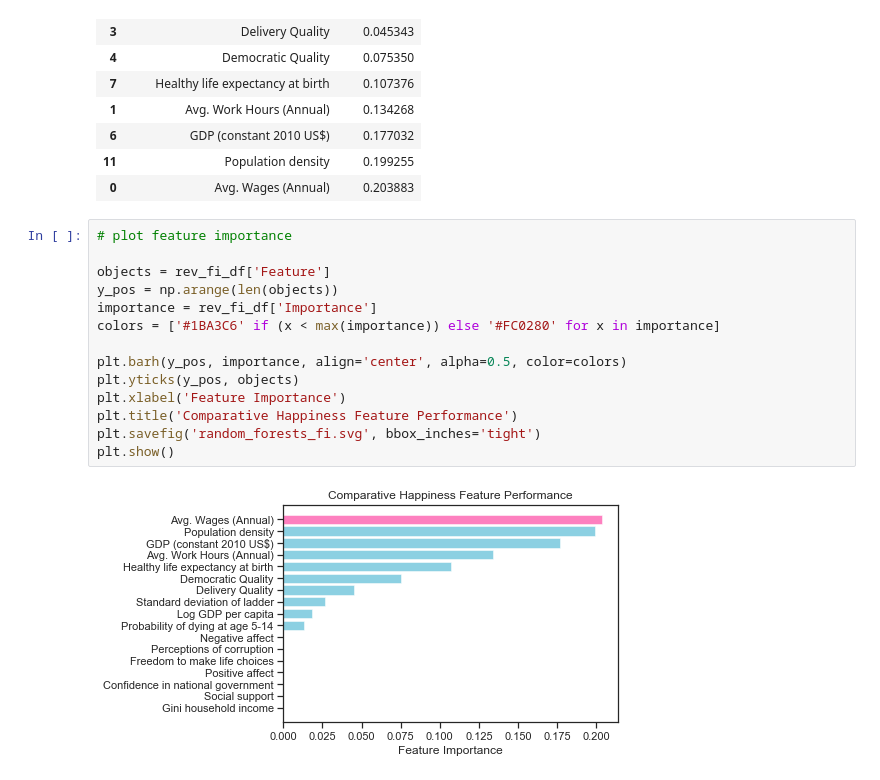
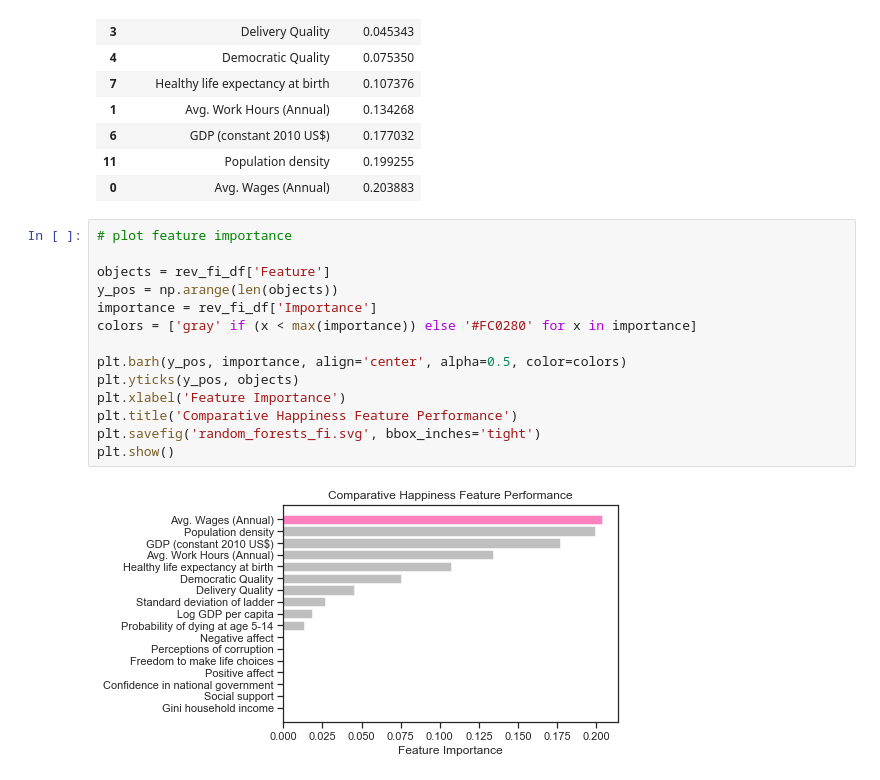
Before and after one commit to JosefinaAureaAmaro/04_Project_Python_MachineLearning, a Jupyter notebook: models/scott_random_forests_REV_ALL_YEARS.ipynb, the cells around one changed output. Cells and saved outputs as stored; diff of their text form.

```diff
--- a/models/scott_random_forests_REV_ALL_YEARS.ipynb
+++ b/models/scott_random_forests_REV_ALL_YEARS.ipynb
@@ -210,16 +210,16 @@ rev_fi_df
 # %%
 # plot feature importance
 
 objects = rev_fi_df['Feature']
 y_pos = np.arange(len(objects))
 importance = rev_fi_df['Importance']
-colors = ['#1BA3C6' if (x < max(importance)) else '#FC0280' for x in importance]
+colors = ['gray' if (x < max(importance)) else '#FC0280' for x in importance]
 
 plt.barh(y_pos, importance, align='center', alpha=0.5, color=colors)
 plt.yticks(y_pos, objects)
 plt.xlabel('Feature Importance')
 plt.title('Comparative Happiness Feature Performance')
 plt.savefig('random_forests_fi.svg', bbox_inches='tight')
 plt.show()
 # %% [output]
-[figure, old version]
+[figure, new version]
```
Also changed, not shown: 8 other files.
